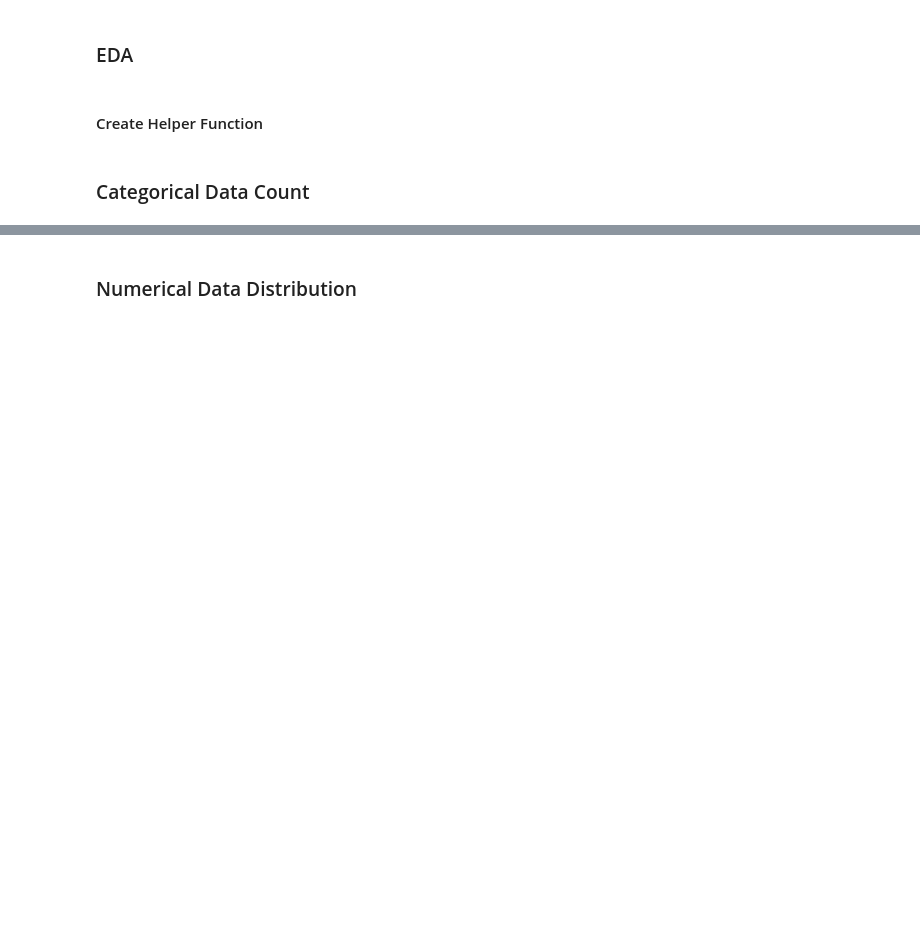
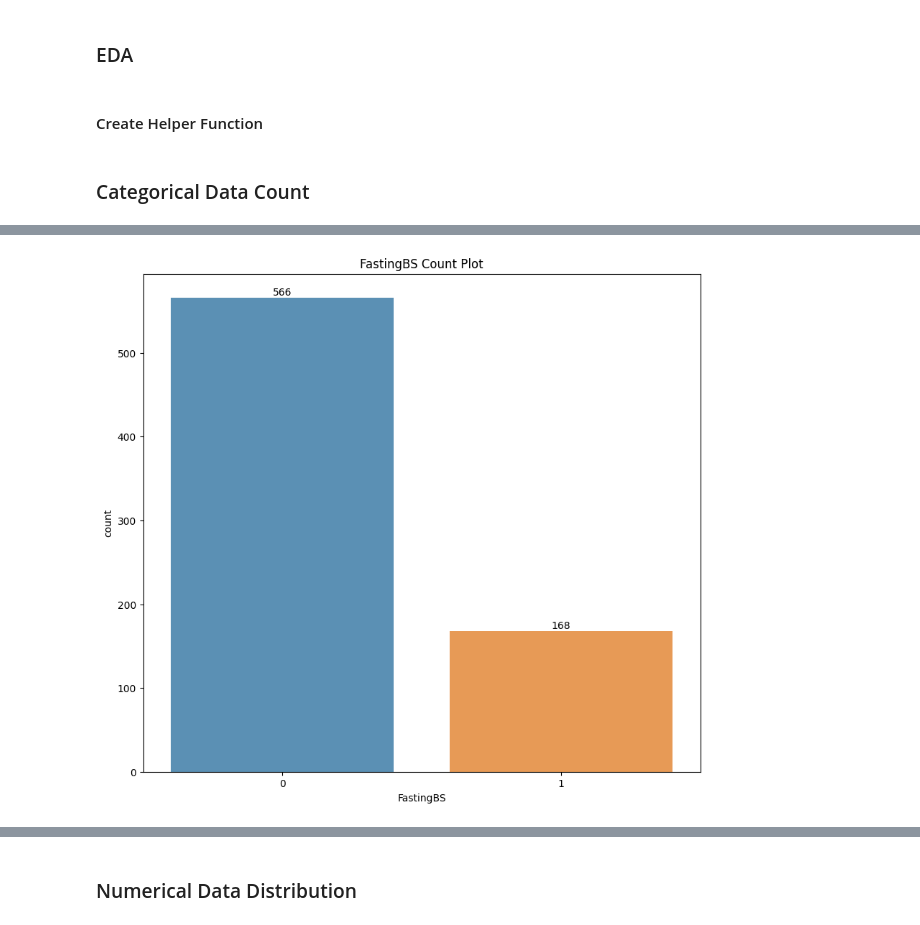
Before and after one commit to shandytp/heart_failure_prediction, a Jupyter notebook: modeling-logistic-regression.ipynb, the cells around one changed output, grey strips where cells are left out. Drawn from its saved outputs; the diff is of its cells as text; code cells hidden in the pictures; blank space fills up the shorter version.

```diff
--- a/modeling-logistic-regression.ipynb
+++ b/modeling-logistic-regression.ipynb
@@ -206,0 +232,4 @@ for col_cat in COLS_CATEGORICAL:
+# %%
+count_plot("FastingBS")
+# %% [output]
+[figure, added]
```
Also changed, not shown: parts of 133 cells of this notebook.
